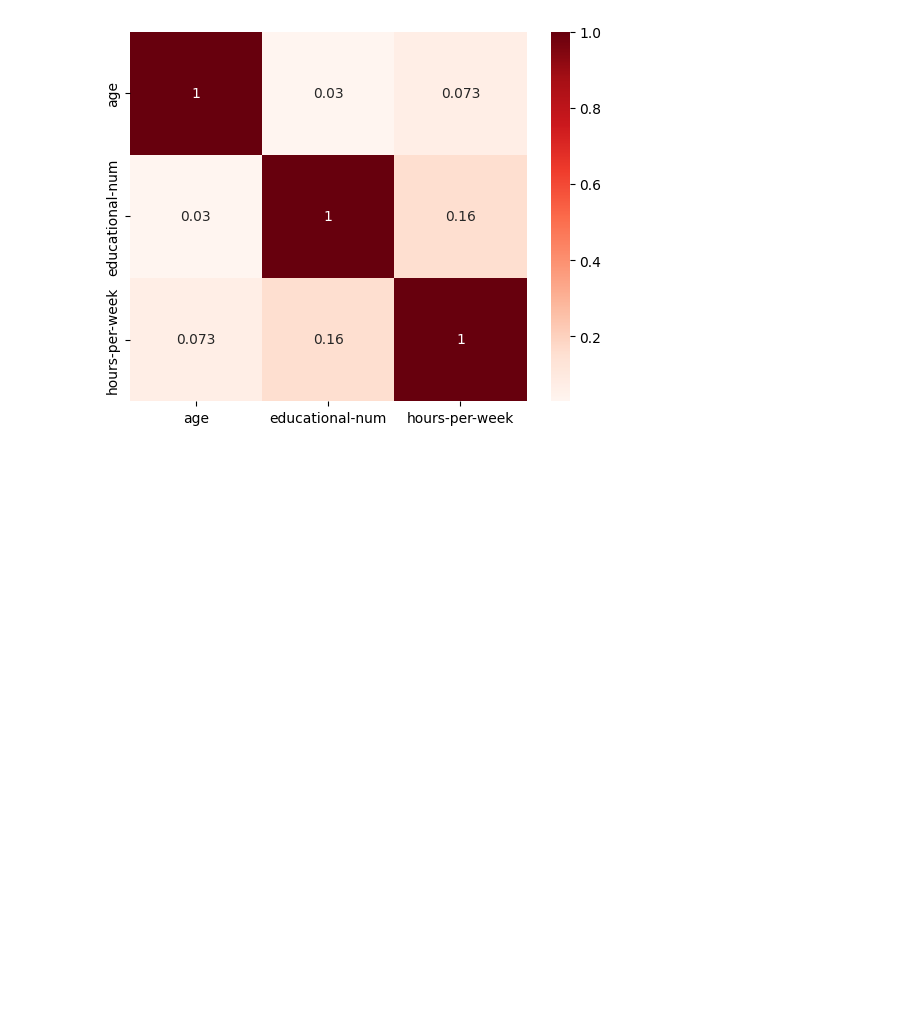
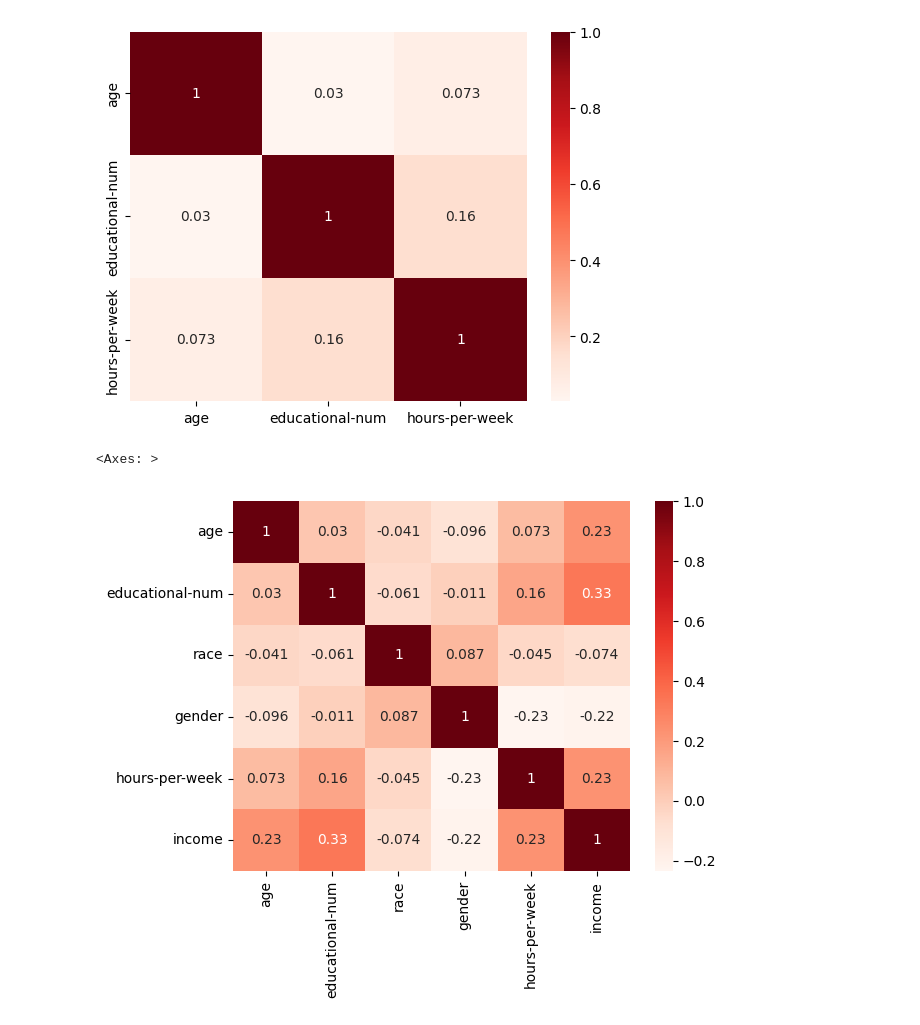
Before and after one commit to jakecho1108/Project-2, a Jupyter notebook: Project2_Part_3.ipynb, the cells around one changed output. Saved outputs shown, nothing was run; the diff lists cells and outputs as text; code cells hidden in the pictures; blank space fills up the shorter version.

```diff
--- a/Project2_Part_3.ipynb
+++ b/Project2_Part_3.ipynb
@@ -38,12 +38,19 @@ sns.heatmap(corr, cmap = 'Reds', annot = True)
 [figure]
 # %%
 # convert the qualitative data to numerical values
-df = df.replace({'<=50K': 0, '>50K': 1})
-df = df.replace({'Male': 0, 'Female': 1})
-df = df.replace({'United-States': 0})
-df = df.replace({'White': 0, 'Black': 1, 'Amer-Indian-Eskimo':2, 'Asian-Pac-Islander':3, 'Other':4})
+df2=df
+df2 = df2.replace({'<=50K': 0, '>50K': 1})
+df2 = df2.replace({'Male': 0, 'Female': 1})
+df2 = df2.replace({'United-States': 0})
+df2 = df2.replace({'White': 0, 'Black': 1, 'Amer-Indian-Eskimo':2, 'Asian-Pac-Islander':3, 'Other':4})
+df2=df2.drop(['native-country'], axis =1)
 # create a heatmap using the qualitative data
-sns.heatmap(df.set_index('age'), cmap='Pastel1', annot=True, fmt='g', cbar=False)
+corr2 = df2.corr()
+sns.heatmap(corr2, cmap = 'Reds', annot = True)
+#sns.heatmap(df.set_index('age'), cmap='Pastel1', annot=True, fmt='g', cbar=False)
 
 # show the plot
-plt.show()
+#plt.show()
+# %% [output]
+<Axes: >
+[figure, added]
```
Also changed, not shown: parts of 3 cells of this notebook.
